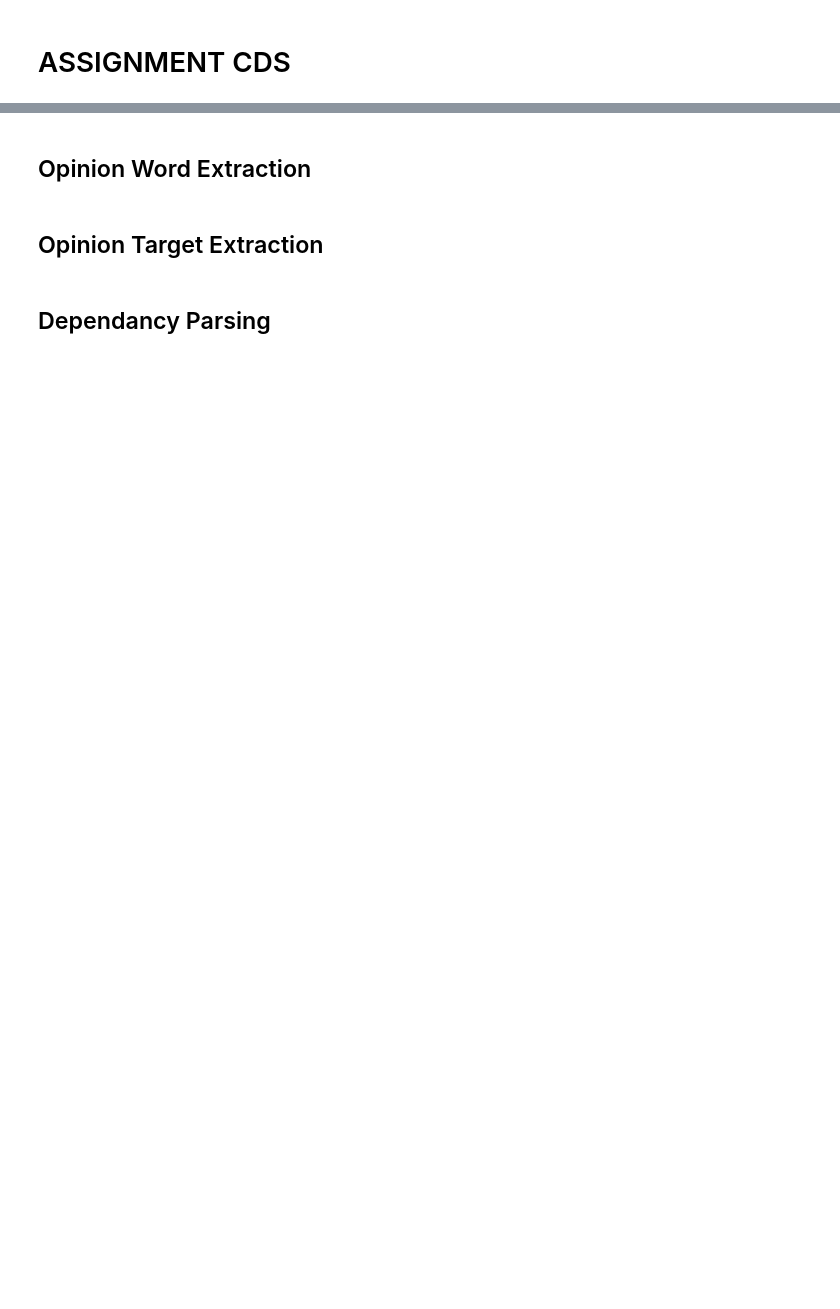
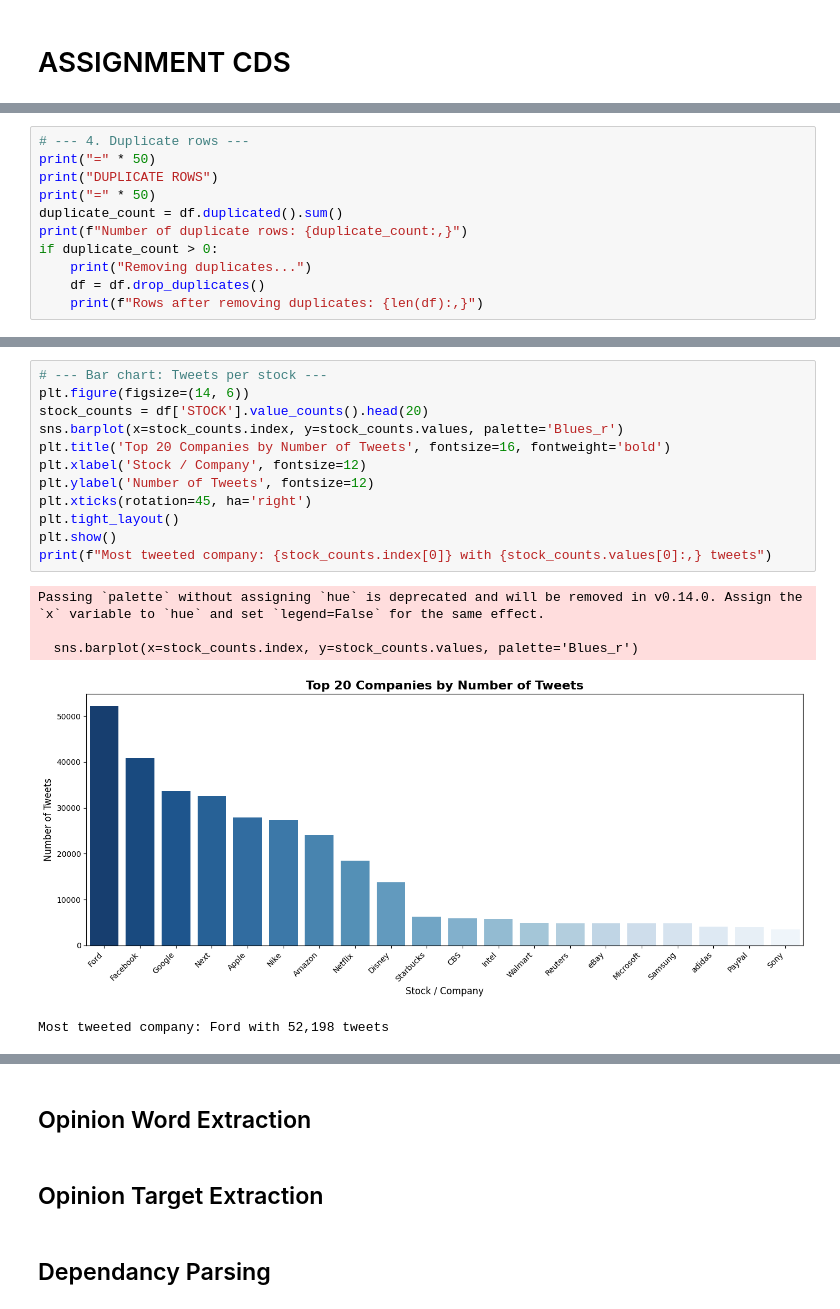
Before and after one commit to hafyze/scm, a Jupyter notebook: Assignment.ipynb, the cells around one changed output, grey strips where cells are left out. Drawn from its saved outputs; the diff is of its cells as text; blank space fills up the shorter version.

```diff
--- a/Assignment.ipynb
+++ b/Assignment.ipynb
@@ -23,0 +115,11 @@ df.head()
+# %%
+# --- 4. Duplicate rows ---
+print("=" * 50)
+print("DUPLICATE ROWS")
+print("=" * 50)
+duplicate_count = df.duplicated().sum()
+print(f"Number of duplicate rows: {duplicate_count:,}")
+if duplicate_count > 0:
+    print("Removing duplicates...")
+    df = df.drop_duplicates()
+    print(f"Rows after removing duplicates: {len(df):,}")
@@ -27,0 +181,18 @@ df.head()
+# %%
+# --- Bar chart: Tweets per stock ---
+plt.figure(figsize=(14, 6))
+stock_counts = df['STOCK'].value_counts().head(20)
+sns.barplot(x=stock_counts.index, y=stock_counts.values, palette='Blues_r')
+plt.title('Top 20 Companies by Number of Tweets', fontsize=16, fontweight='bold')
+plt.xlabel('Stock / Company', fontsize=12)
+plt.ylabel('Number of Tweets', fontsize=12)
+plt.xticks(rotation=45, ha='right')
+plt.tight_layout()
+plt.show()
+print(f"Most tweeted company: {stock_counts.index[0]} with {stock_counts.values[0]:,} tweets")
+# %% [output]
+Passing `palette` without assigning `hue` is deprecated and will be removed in v0.14.0. Assign the `x` variable to `hue` and set `legend=False` for the same effect.
+
+  sns.barplot(x=stock_counts.index, y=stock_counts.values, palette='Blues_r')
+[figure, added]
+Most tweeted company: Ford with 52,198 tweets
```
Also changed, not shown: parts of 68 cells of this notebook.
